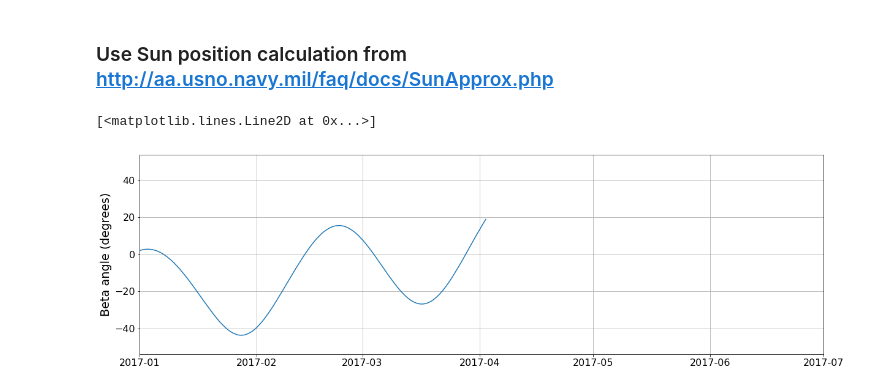
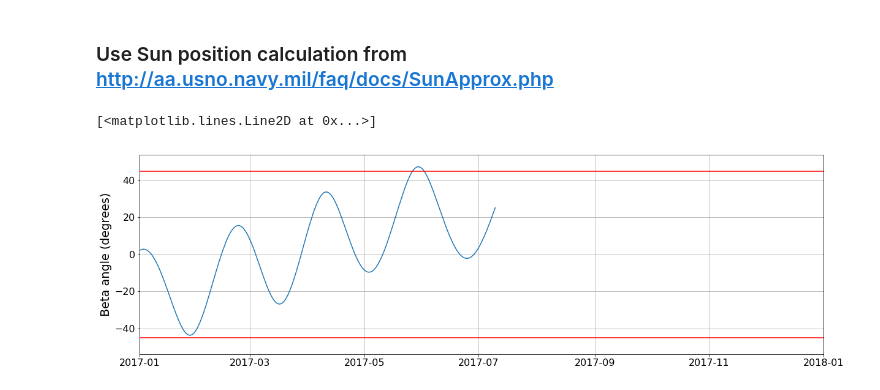
Before and after one commit to rac101/LATmetrics, a Jupyter notebook: beta-angle-true-past.ipynb, the cells around one changed output. Cells and saved outputs as stored; diff of their text form; code cells hidden in the pictures.

Commit message:
minor updates and date range changes

```diff
--- a/beta-angle-true-past.ipynb
+++ b/beta-angle-true-past.ipynb
@@ -68,14 +65,18 @@ doyformat = "%j"
 doy = [dt.datetime.strptime(ymd[i],"%Y-%m-%d").timetuple().tm_yday for i in range(len(ymd))]
 dntformat = "%Y-%m-%d%H:%M:%S"
 dnt = [dt.datetime.strptime(ymd[i]+hms[i],dntformat) for i in range(len(ymd))]
-
-plt.xlim(datemin, datemax)
-plt.grid(True)
-plt.ylabel('Beta angle (degrees)',fontsize='large')
-plt.plot(dnt,beta)
-# %% [output]
-[<matplotlib.lines.Line2D at 0x...>]
-[figure, removed]
+# %%
+datemin = dt.date(2017, 1, 1)
+datemax = dt.date(2018, 1, 1)
+plt.xlim(datemin, datemax)
+plt.grid(True)
+plt.ylabel('Beta angle (degrees)',fontsize='large')
+plt.plot(dnt,beta)
+plt.plot([datemin,datemax],[45,45],'r')
+plt.plot([datemin,datemax],[-45,-45],'r')
+# %% [output]
+[<matplotlib.lines.Line2D at 0x...>]
+[figure, added]
 # %%
 datemin = dt.date(2008, 1, 1)
 datemax = dt.date(2018, 1, 1)
```
Also changed, not shown: parts of 2 cells of this notebook, 5 other files.
